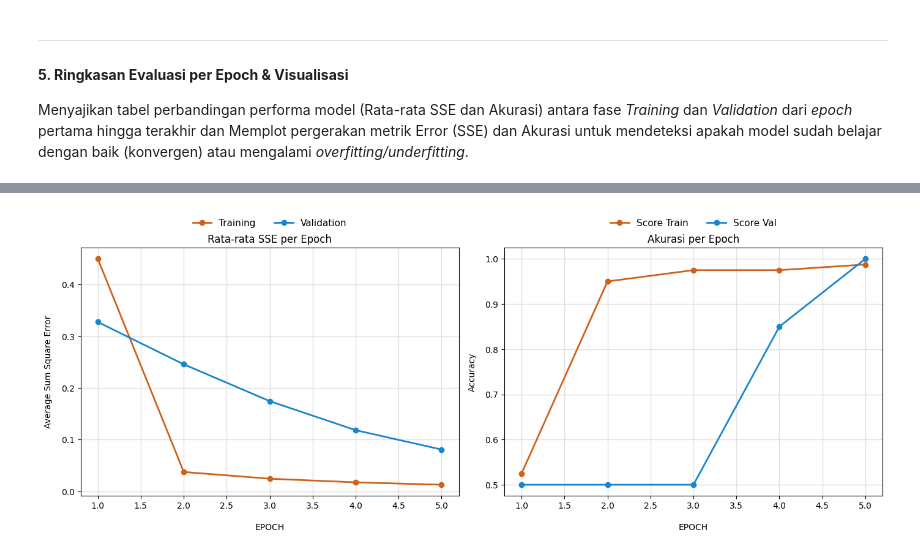
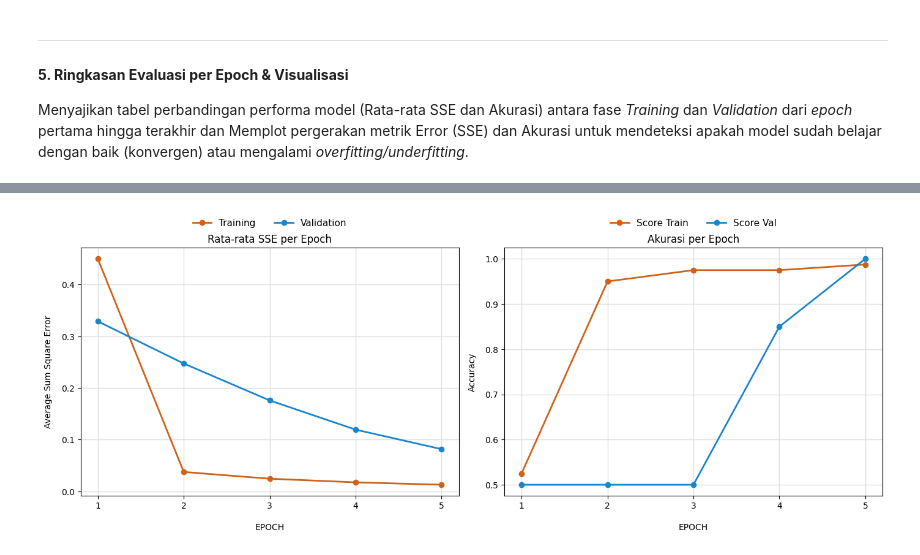
Before and after one commit to melinda-ab/slp-assignment, a Jupyter notebook: single-layer-perceptor.ipynb, the cells around one changed output, grey strips where cells are left out. Saved outputs shown, nothing was run; the diff lists cells and outputs as text; code cells hidden in the pictures.

```diff
--- a/single-layer-perceptor.ipynb
+++ b/single-layer-perceptor.ipynb
@@ -108,8 +121,7 @@ for epoch in range(1, EPOCHS + 1):
 
         z, g, x_with_bias = forward(teta, x_i)
         prediksi = 1 if g >= 0.5 else 0
-        error = target - g
-        sse = error ** 2
+        error, sse = calculate_error(target, g)
 
         total_sse_train += sse
         if prediksi == target:
@@ -130,9 +142,9 @@ for epoch in range(1, EPOCHS + 1):
             "SSE": sse
         })
 
-        teta_terakhir[epoch] = teta.copy()
         dz = gradient(g, target)
         teta = teta - LEARNING_RATE * dz * x_with_bias
+    teta_terakhir[epoch] = teta.copy()
 
     ringkasan_train[epoch] = {
         "Train Accuracy": total_benar_train / len(x_train),
@@ -156,7 +168,10 @@ Epoch 5: [ 0.257531   -0.24283977 -0.41737536  1.12145891  0.82381329]
 for epoch in range(1, EPOCHS + 1):
     print(f"\nEPOCH {epoch} — Hasil Training")
     epoch_table = train_python[train_python["Epoch"] == epoch].reset_index(drop=True)
-    display(epoch_table)
+
+    tabel_singkat = pd.concat([epoch_table.head(3), epoch_table.tail(3)])
+    display(tabel_singkat)
+
     ringkasan = ringkasan_train[epoch]
     print(f"Ringkasan Epoch {epoch}:")
     print(f"Akurasi: {ringkasan['Train Accuracy']} | Rata-rata SSE: {ringkasan['Train Avg SSE']}")
@@ -246,8 +249,7 @@ for epoch in range(1, EPOCHS + 1):
 
         z, g, x_with_bias = forward(teta, x_i)
         prediksi = 1 if g >= 0.5 else 0
-        error = target - g
-        sse = error ** 2
+        error, sse = calculate_error(target, g)
 
         total_sse_val += sse
         if prediksi == target:
@@ -281,7 +283,10 @@ Total baris hasil validasi: 100  (5 epoch x 20 sampel)
 for epoch in range(1, EPOCHS + 1):
     print(f"\nEPOCH {epoch} — Hasil Validation")
     epoch_table = val_python[val_python["Epoch"] == epoch].reset_index(drop=True)
-    display(epoch_table)
+
+    tabel_singkat = pd.concat([epoch_table.head(3), epoch_table.tail(3)])
+    display(tabel_singkat)
+
     ringkasan = ringkasan_val[epoch]
     print(f"\nRingkasan Epoch {epoch}:")
     print(f"Akurasi: {ringkasan['Val Accuracy']} | Rata-rata SSE: {ringkasan['Val Avg SSE']}")
@@ -417,27 +372,31 @@ display(summary_df)
 # %%
 fig, (ax1, ax2) = plt.subplots(1, 2, figsize=(14, 5.5), facecolor='white')
 
 color_train = '#cf6218'
 color_val = '#1885cf'
 
 ax1.plot(summary_df["Epoch"], summary_df["Train Avg SSE"], marker='o', markersize=6, linewidth=2, color=color_train, label='Training')
 ax1.plot(summary_df["Epoch"], summary_df["Val Avg SSE"], marker='o', markersize=6, linewidth=2, color=color_val, label='Validation')
 ax1.set_title("Rata-rata SSE per Epoch")
 ax1.set_xlabel("EPOCH", labelpad=15)
 ax1.set_ylabel("Average Sum Square Error", labelpad=10)
 ax1.grid(color='#e0e0e0', linestyle='-', linewidth=1)
 ax1.legend(loc='upper center', bbox_to_anchor=(0.5, 1.15), ncol=2, frameon=False, fontsize=11)
 
+ax1.set_xticks(range(1, EPOCHS + 1))
+
 ax2.plot(summary_df["Epoch"], summary_df["Train Accuracy"], marker='o', markersize=6, linewidth=2, color=color_train, label='Score Train')
 ax2.plot(summary_df["Epoch"], summary_df["Val Accuracy"], marker='o', markersize=6, linewidth=2, color=color_val, label='Score Val')
 ax2.set_title("Akurasi per Epoch")
 ax2.set_xlabel("EPOCH", labelpad=15)
 ax2.set_ylabel("Accuracy", labelpad=10)
 ax2.grid(color='#e0e0e0', linestyle='-', linewidth=1)
 ax2.legend(loc='upper center', bbox_to_anchor=(0.5, 1.15), ncol=2, frameon=False, fontsize=11)
 
+ax2.set_xticks(range(1, EPOCHS + 1))
+
 plt.tight_layout()
 plt.savefig("grafik-perbandingan-slp.png", dpi=300, bbox_inches='tight')
 plt.show()
 # %% [output]
-[figure, old version]
+[figure, new version]
```
Also changed, not shown: parts of 9 cells of this notebook, 4 other files.
